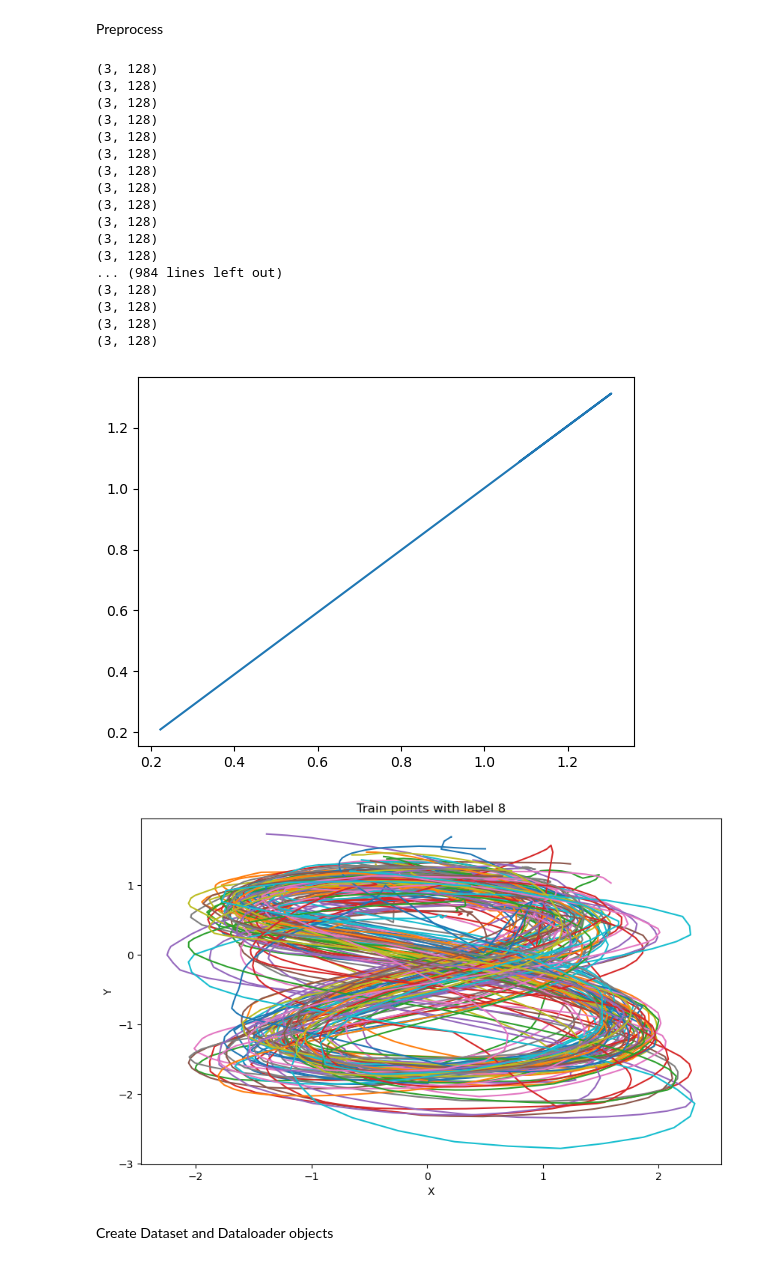
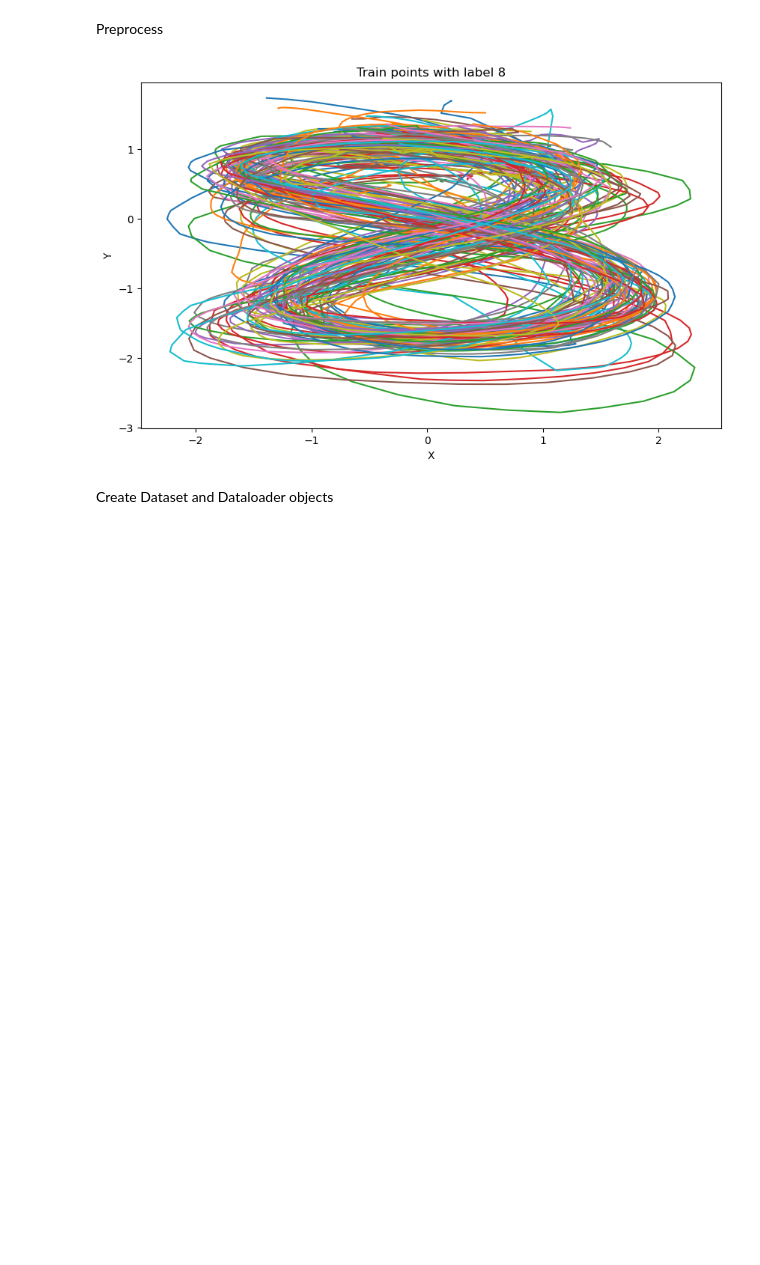
Before and after one commit to Erikkui/PRML-digit-recognition, a Jupyter notebook: digit_classify_nn.ipynb, the cells around one changed output. Drawn from its saved outputs; the diff is of its cells as text; code cells hidden in the pictures; blank space fills up the shorter version.

```diff
--- a/digit_classify_nn.ipynb
+++ b/digit_classify_nn.ipynb
@@ -70,54 +70,35 @@ def preprocess_data( data, N_interp = 128 ):
         tt_interp = np.linspace(0, 1, N_interp, dtype=np.float32)
 
         # First, interpolation (for each dimension separately)
         sample_interp = np.zeros( (N_interp, dims), dtype=np.float32 )
         for dim in range( dims ):
             dim_interp = np.interp( tt_interp, tt, sample[:, dim] )
             sample_interp[:, dim] = dim_interp
 
         # Then standardization
         data[ii] = scaler.fit_transform( sample_interp ).transpose()
-        print( data[ii].shape )
+        # print( data[ii].shape )
 
     return data
 
 data = preprocess_data( data )
 
 X_train, X_test, y_train, y_test = train_test_split( data, labels, test_size=0.2, stratify = labels )
 
-plt.plot( X_train[0][:, 0], X_train[0][:, 1] )
 # Find six train points with label 8
 label_8_indices = [i for i, label in enumerate(y_train) if label == 8][:100]
 
 # Plot them in the same figure
 plt.figure(figsize=(10, 6))
 for idx in label_8_indices:
     plt.plot(X_train[idx][0, :], X_train[idx][1, :], label=f'Sample {idx}')
 # plt.legend()
 plt.title('Train points with label 8')
 plt.xlabel('X')
 plt.ylabel('Y')
 plt.show()
 # %% [output]
-(3, 128)
-(3, 128)
-(3, 128)
-(3, 128)
-(3, 128)
-(3, 128)
-(3, 128)
-(3, 128)
-(3, 128)
-(3, 128)
-(3, 128)
-(3, 128)
-... (984 lines left out)
-(3, 128)
-(3, 128)
-(3, 128)
-(3, 128)
-[figure, old version]
+[figure, new version]
-[figure, removed]
 # %% [markdown]
 Create Dataset and Dataloader objects
 # %%
```
Also changed, not shown: parts of 3 cells of this notebook.
